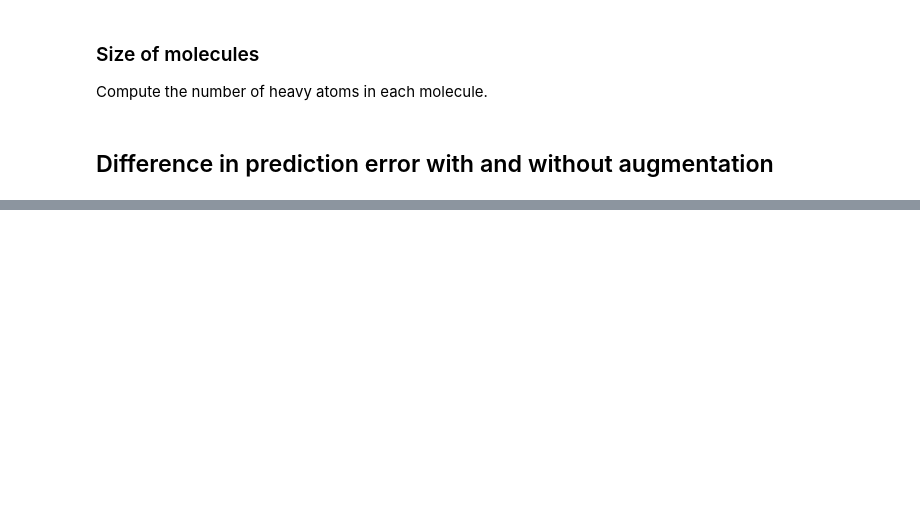
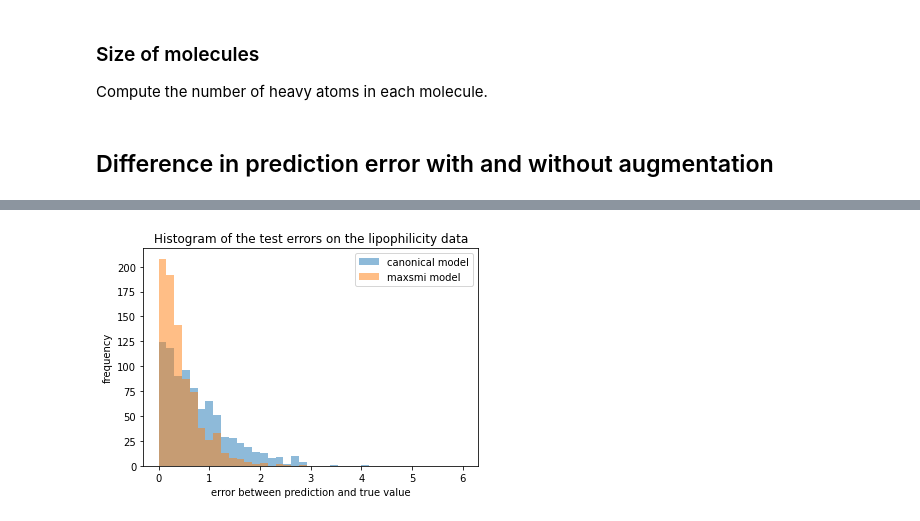
Before and after one commit to volkamerlab/maxsmi, a Jupyter notebook: maxsmi/results_ensemble_learning.ipynb, the cells around one changed output, grey strips where cells are left out. Cells and saved outputs as stored; diff of their text form; code cells hidden in the pictures; blank space fills up the shorter version.

```diff
--- a/maxsmi/results_ensemble_learning.ipynb
+++ b/maxsmi/results_ensemble_learning.ipynb
@@ -122,0 +74,9 @@ plt.show()
+# %%
+maxsmi_data = load_results(TASK,
+                         maxsmi_model[1].__name__,
+                         maxsmi_model[2],
+                         maxsmi_model[1].__name__,
+                         maxsmi_model[2],
+                         maxsmi_model[0],
+                         ensemble_learning=True)
+maxsmi_data.head()
@@ -135,9 +108,9 @@ test_data_canonical.head()
 # %% [markdown]
 Merge the tables into one dataframe.
 # %%
-test_data_canonical = test_data_canonical.rename(columns={"average_\
+canonical_data = canonical_data.rename(columns={"average_\
 prediction": "canonical_prediction"})
 # %%
-data = pd.concat([test_data, test_data_canonical["canonical_prediction"]],
+data = pd.concat([maxsmi_data, canonical_data["canonical_prediction"]],
                  axis=1)
 data.head()
@@ -155,0 +143,30 @@ data.head()
+# %%
+def hist_maxsmi_vs_canonical_error(dataframe, task, save_fig=False):
+    """
+    Add.
+    # TODO
+    """
+    fig, ax = plt.subplots()
+    plt.hist(dataframe['canonical_error'], alpha=0.5, bins=numpy.linspace(0, 6, 40))
+    plt.hist(dataframe['average_error'], alpha=0.5, bins=numpy.linspace(0, 6, 40))
+    ax.legend(["canonical model", "maxsmi model"])
+    ax.set_title(f"Histogram of the test errors on the {task} data")
+    ax.set_xlabel("error between prediction and true value")
+    ax.set_ylabel("frequency")
+
+    if save_fig:
+        plt.savefig(f"figures/hist_maxsmi_vs_canonical_error_{task}.svg",
+            dpi=1200,
+            facecolor='w',
+            edgecolor='w',
+            orientation='portrait',
+            format="svg",
+            transparent=False,
+            bbox_inches=None,
+            pad_inches=0.1,)
+
+    plt.show()
+# %%
+hist_maxsmi_vs_canonical_error(data, TASK, save_fig=True)
+# %% [output]
+[figure, added]
```
Also changed, not shown: parts of 40 cells of this notebook.
